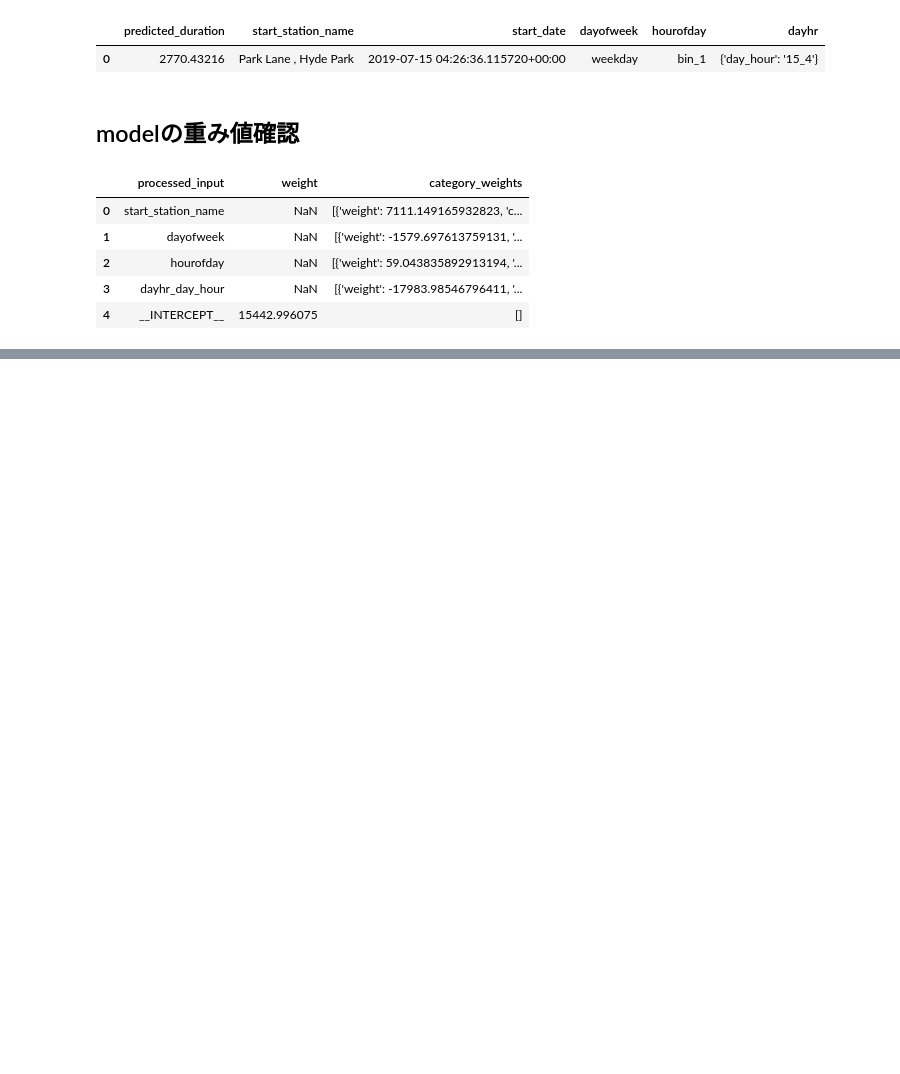
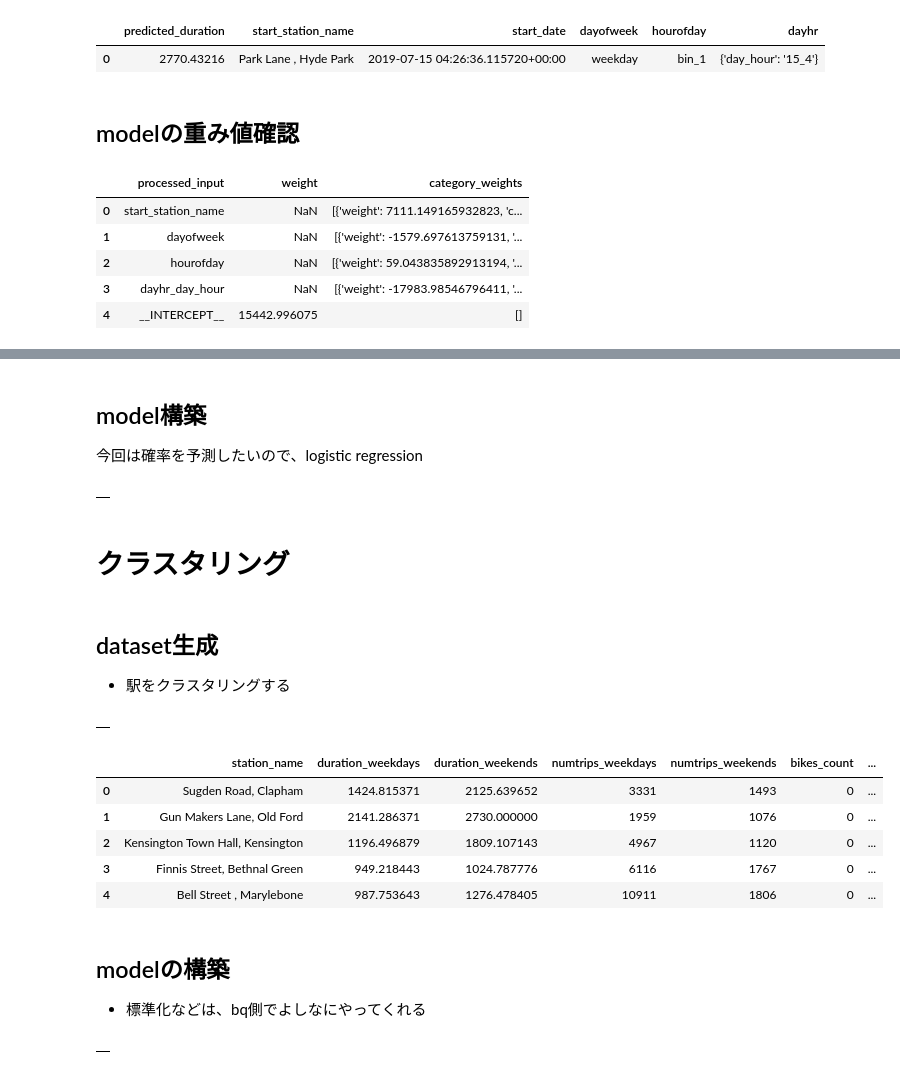
Before and after one commit to hiroaki8388/gcp, a Jupyter notebook: bq-definitive-guide/Ch9.ipynb, the cells around one changed output, grey strips where cells are left out. Cells and saved outputs as stored; diff of their text form; code cells hidden in the pictures; blank space fills up the shorter version.

```diff
--- a/bq-definitive-guide/Ch9.ipynb
+++ b/bq-definitive-guide/Ch9.ipynb
@@ -236,0 +278,74 @@ SELECT * FROM ML.WEIGHTS(MODEL bq_ch09.bicycle_model)
+# %% [markdown]
+## model構築
+今回は確率を予測したいので、logistic regression
+# %%
+%%bigquery  --project $PROJECT
+CREATE  OR REPLACE MODEL  bq_ch09.bicycle_model_cls
+OPTIONS(input_label_cols=['biketype'], model_type='logistic_reg')
+AS
+SELECT * FROM `bq_ch09.dataset_cls0`
+# %% [output]
+|  |
+# %% [markdown]
+# クラスタリング
+# %% [markdown]
+## dataset生成
+
+- 駅をクラスタリングする
+# %%
+%%bigquery  --project $PROJECT
+
+CREATE OR REPLACE TABLE bq_ch09.stationstats AS
+WITH hires AS(
+SELECT
+    h.start_station_name AS station_name,
+    IF(EXTRACT(dayofweek FROM h.start_date) BETWEEN 2 AND 6, 'weekday', 'weekend') AS isweekday,
+    h.duration,
+    s.bikes_count,
+    ST_DISTANCE(ST_GEOGPOINT(s.longitude, s.latitude), ST_GEOGPOINT(-0.1, 51.5))/1000 AS distance_from_city_center
+FROM
+    `bigquery-public-data.london_bicycles.cycle_hire` as h
+JOIN `bigquery-public-data.london_bicycles.cycle_stations` as s
+ON h.start_station_id = s.id
+WHERE EXTRACT(YEAR FROM  start_date) =2015
+),
+stationstats AS(
+SELECT
+    station_name,
+    AVG(IF(isweekday='weekday', duration, NULL)) AS duration_weekdays,
+    AVG(IF(isweekday='weekend', duration, NULL)) AS duration_weekends,
+    COUNT(IF(isweekday='weekday', duration, NULL)) AS numtrips_weekdays,
+    COUNT(IF(isweekday='weekend', duration, NULL)) AS numtrips_weekends,
+    MAX(bikes_count)  AS bikes_count,
+    MAX(distance_from_city_center) AS distance_from_city_center
+FROM hires
+GROUP BY station_name
+)
+SELECT * FROM stationstats
+# %% [output]
+|  |
+# %%
+%%bigquery  --project $PROJECT
+
+SELECT * FROM bq_ch09.stationstats LIMIT 5
+# %% [output]
+|  | station_name | duration_weekdays | duration_weekends | numtrips_weekdays | numtrips_weekends | bikes_count | ... |
+| 0 | Sugden Road, Clapham | 1424.815371 | 2125.639652 | 3331 | 1493 | 0 | ... |
+| 1 | Gun Makers Lane, Old Ford | 2141.286371 | 2730.000000 | 1959 | 1076 | 0 | ... |
+| 2 | Kensington Town Hall, Kensington | 1196.496879 | 1809.107143 | 4967 | 1120 | 0 | ... |
+| 3 | Finnis Street, Bethnal Green | 949.218443 | 1024.787776 | 6116 | 1767 | 0 | ... |
+| 4 | Bell Street , Marylebone | 987.753643 | 1276.478405 | 10911 | 1806 | 0 | ... |
+# %% [markdown]
+## modelの構築
+- 標準化などは、bq側でよしなにやってくれる
+# %%
+%%bigquery  --project $PROJECT
+
+CREATE OR REPLACE MODEL bq_ch09.station_clusters
+OPTIONS(
+    model_type='kmeans',
+    num_clusters=4,
+    standardize_features=true) AS
+SELECT *EXCEPT(station_name) FROM bq_ch09.stationstats
+# %% [output]
+|  |
```
Also changed, not shown: parts of 18 cells of this notebook.
